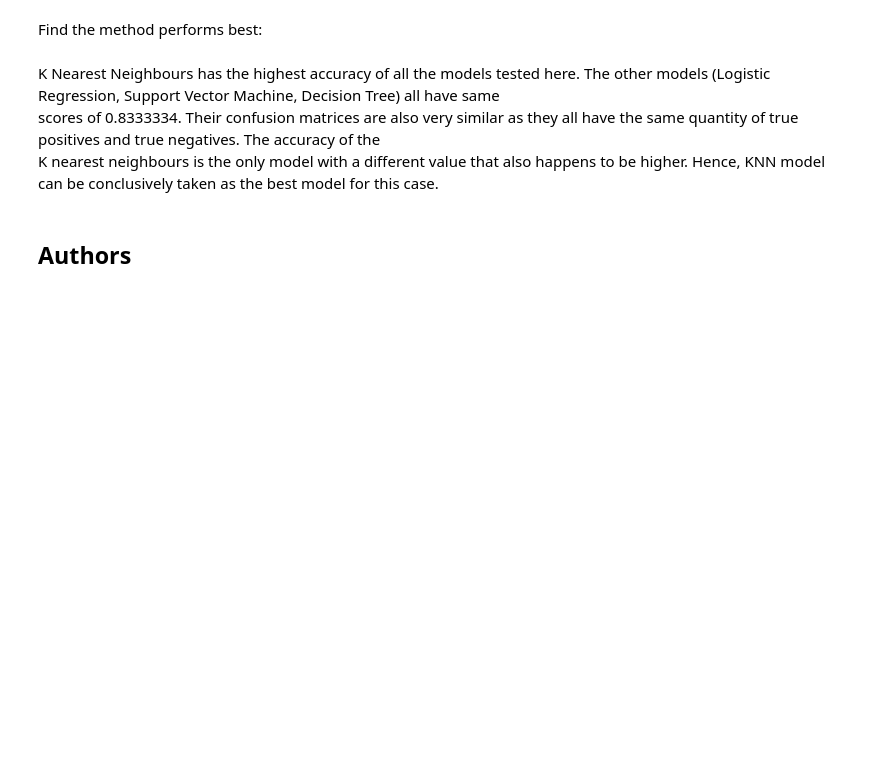
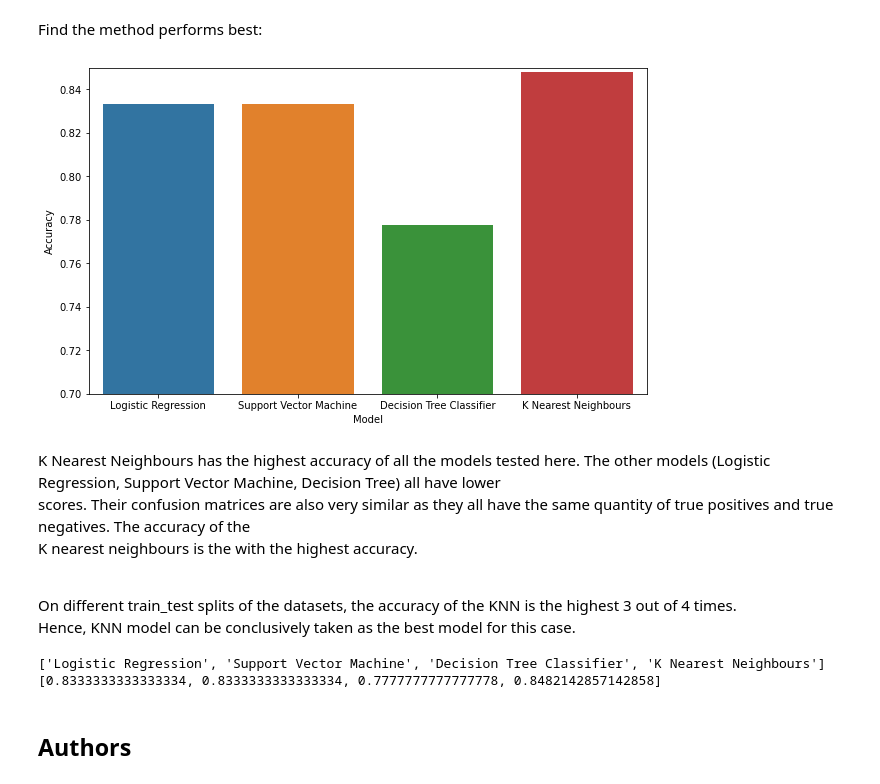
Before and after one commit to jdaniel28/MLProject, a Jupyter notebook: Machine Learning Prediction.ipynb, the cells around one changed output. Cells and saved outputs as stored; diff of their text form; code cells hidden in the pictures; blank space fills up the shorter version.

```diff
--- a/Machine Learning Prediction.ipynb
+++ b/Machine Learning Prediction.ipynb
@@ -180,6 +180,8 @@ Calculate the accuracy on the test data using the method <code>score</code>:
 # %%
 #lr.fit(X_train,Y_train)
 #lr.score(X_train,Y_train)
+list_score = []
+list_score.append(logreg_cv.score(X_test,Y_test))
 logreg_cv.score(X_test,Y_test)
 # %% [output]
 0.8333333333333334
@@ -223,3 +225,4 @@ accuracy : 0.8482142857142856
 Calculate the accuracy on the test data using the method <code>score</code>:
 # %%
 svm_cv.score(X_test,Y_test)
+list_score.append(svm_cv.score(X_test,Y_test))
@@ -268,3 +269,4 @@ accuracy : 0.8857142857142856
 Calculate the accuracy of tree_cv on the test data using the method <code>score</code>:
 # %%
 tree_cv.score(X_test,Y_test)
+list_score.append(tree_cv.score(X_test,Y_test))
@@ -298,6 +298,7 @@ GridSearchCV(cv=10, estimator=KNeighborsClassifier(),
 # %%
 print("tuned hpyerparameters :(best parameters) ",knn_cv.best_params_)
 print("accuracy :",knn_cv.best_score_)
+list_score.append(knn_cv.best_score_)
 # %% [output]
 tuned hpyerparameters :(best parameters)  {'algorithm': 'auto', 'n_neighbors': 10, 'p': 1}
 accuracy : 0.8482142857142858
@@ -320,8 +321,29 @@ plot_confusion_matrix(Y_test,yhat)
 ## TASK  12
 # %% [markdown]
 Find the method performs best:
+# %%
+list_names = ["Logistic Regression","Support Vector Machine","Decision Tree Classifier","K Nearest Neighbours"]
+plt.figure(figsize=(10, 6))
+ax = sns.barplot(x=list_names,y=list_score)
+plt.xlabel("Model")
+plt.ylabel("Accuracy")
+ax.set(ylim=(0.7, 0.85))
+plt.show()
+# %% [output]
+[figure, added]
 # %% [markdown]
-K Nearest Neighbours has the highest accuracy of all the models tested here. The other models (Logistic Regression, Support Vector Machine, Decision Tree) all have same <br>scores of 0.8333334. Their confusion matrices are also very similar as they all have the same quantity of true positives and true negatives. The accuracy of the <br> K nearest neighbours is the only model with a different value that also happens to be higher. Hence, KNN model can be conclusively taken as the best model for this case.
+K Nearest Neighbours has the highest accuracy of all the models tested here. The other models (Logistic Regression, Support Vector Machine, Decision Tree) all have lower <br>scores. Their confusion matrices are also very similar as they all have the same quantity of true positives and true negatives. The accuracy of the <br> K nearest neighbours is the with the highest accuracy.
+
+<br>
+On different train_test splits of the datasets, the accuracy of the KNN is the highest 3 out of 4 times.
+<br>
+Hence, KNN model can be conclusively taken as the best model for this case.
+# %%
+print(list_names)
+print(list_score)
+# %% [output]
+['Logistic Regression', 'Support Vector Machine', 'Decision Tree Classifier', 'K Nearest Neighbours']
+[0.8333333333333334, 0.8333333333333334, 0.7777777777777778, 0.8482142857142858]
 # %% [markdown]
 ## Authors
 # %% [markdown]
```
Also changed, not shown: parts of 4 cells of this notebook.
